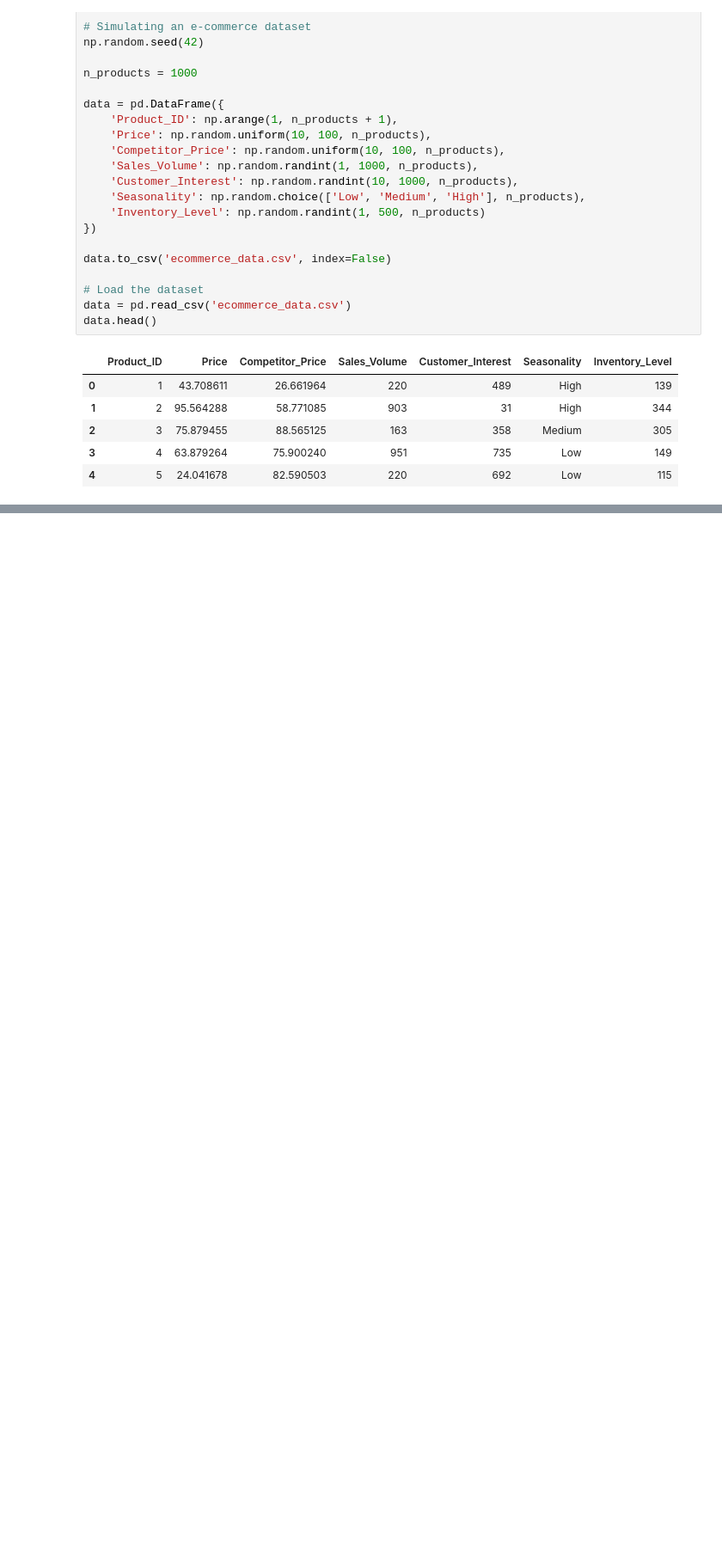
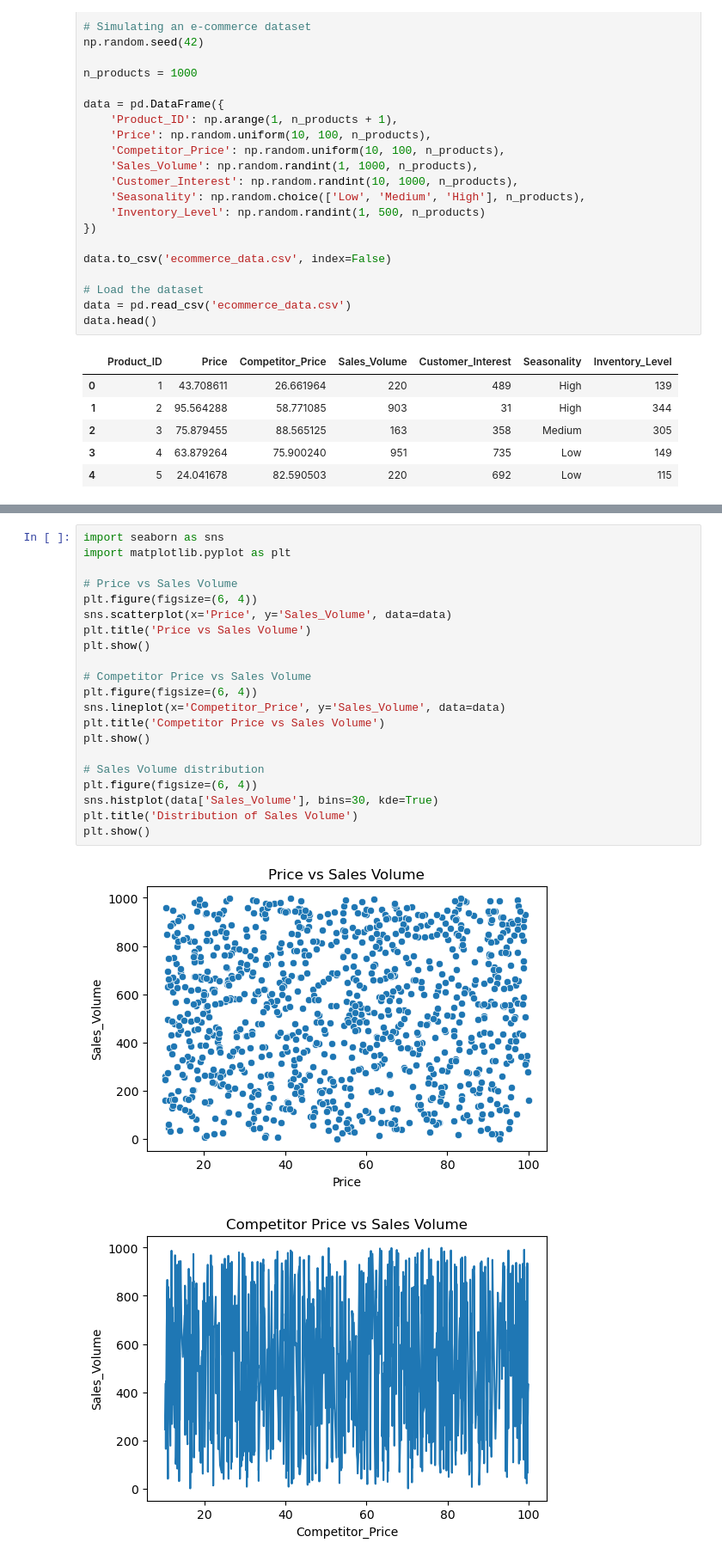
Before and after one commit to areebaqamar021/365-days-of-Data-Science, a Jupyter notebook: Dynamic Pricing Optimization for E-commerce/Dynamic Pricing Optimization for E-commerce.ipynb, the cells around one changed output, grey strips where cells are left out. Shown at 86% size. Drawn from its saved outputs; the diff is of its cells as text; blank space fills up the shorter version.

Commit message:
Perform exploratory data analysis on pricing data

```diff
--- a/Dynamic Pricing Optimization for E-commerce/Dynamic Pricing Optimization for E-commerce.ipynb
+++ b/Dynamic Pricing Optimization for E-commerce/Dynamic Pricing Optimization for E-commerce.ipynb
@@ -39,0 +42,24 @@ data.head()
+# %%
+import seaborn as sns
+import matplotlib.pyplot as plt
+
+# Price vs Sales Volume
+plt.figure(figsize=(6, 4))
+sns.scatterplot(x='Price', y='Sales_Volume', data=data)
+plt.title('Price vs Sales Volume')
+plt.show()
+
+# Competitor Price vs Sales Volume
+plt.figure(figsize=(6, 4))
+sns.lineplot(x='Competitor_Price', y='Sales_Volume', data=data)
+plt.title('Competitor Price vs Sales Volume')
+plt.show()
+
+# Sales Volume distribution
+plt.figure(figsize=(6, 4))
+sns.histplot(data['Sales_Volume'], bins=30, kde=True)
+plt.title('Distribution of Sales Volume')
+plt.show()
+# %% [output]
+[figure, added]
+[figure, added]
```
Also changed, not shown: parts of 3 cells of this notebook.
